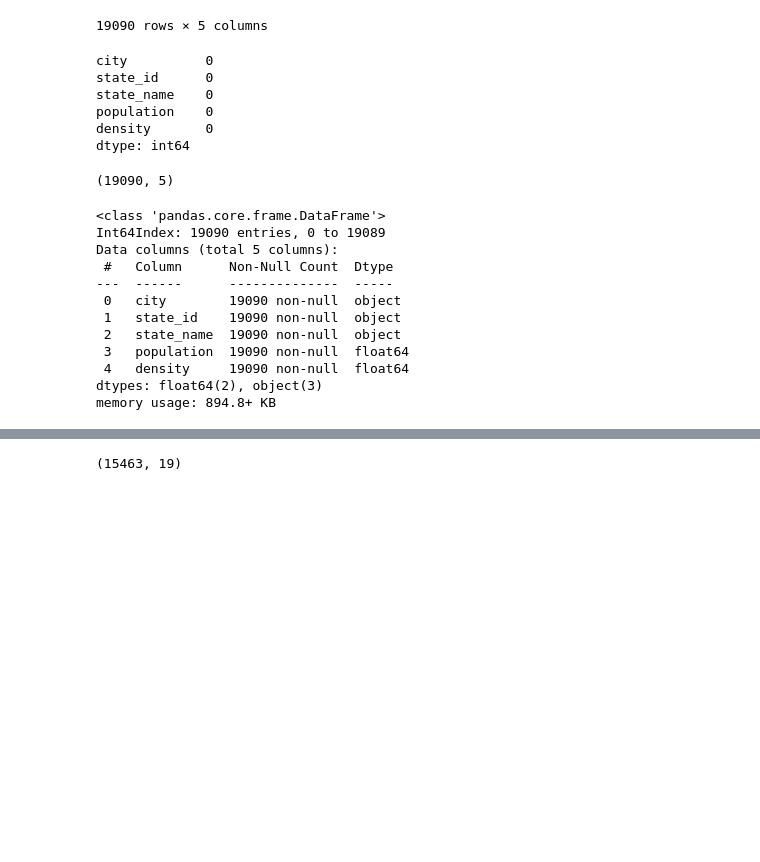
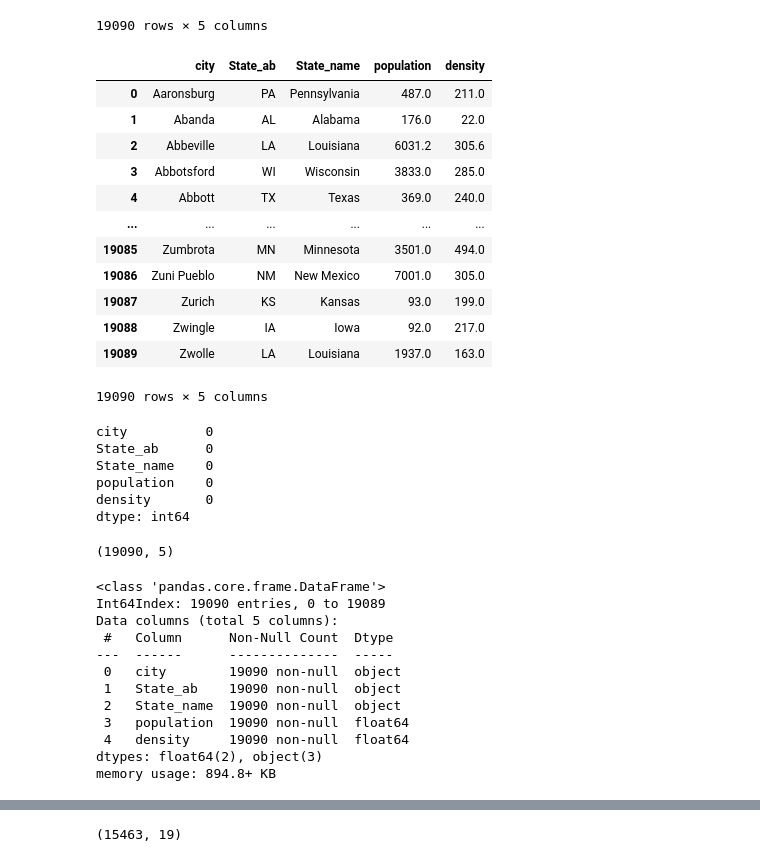
Before and after one commit to nhafer88/Mental_Health_Predictor, a Jupyter notebook: Clean data/cleaning_Updated_TT.ipynb, the cells around one changed output, grey strips where cells are left out. Cells and saved outputs as stored; diff of their text form; code cells hidden in the pictures; blank space fills up the shorter version.

```diff
--- a/Clean data/cleaning_Updated_TT.ipynb
+++ b/Clean data/cleaning_Updated_TT.ipynb
@@ -37,12 +37,29 @@ city_df
 | 19088 | Zwingle | IA | Iowa | 92.0 | 217.0 |
 | 19089 | Zwolle | LA | Louisiana | 1937.0 | 163.0 |
 19090 rows × 5 columns
+# %%
+city_new = city_df.rename(columns = {"state_id": "State_ab", "state_name": "State_name"})
+city_new
+# %% [output]
+|  | city | State_ab | State_name | population | density |
+| 0 | Aaronsburg | PA | Pennsylvania | 487.0 | 211.0 |
+| 1 | Abanda | AL | Alabama | 176.0 | 22.0 |
+| 2 | Abbeville | LA | Louisiana | 6031.2 | 305.6 |
+| 3 | Abbotsford | WI | Wisconsin | 3833.0 | 285.0 |
+| 4 | Abbott | TX | Texas | 369.0 | 240.0 |
+| ... | ... | ... | ... | ... | ... |
+| 19085 | Zumbrota | MN | Minnesota | 3501.0 | 494.0 |
+| 19086 | Zuni Pueblo | NM | New Mexico | 7001.0 | 305.0 |
+| 19087 | Zurich | KS | Kansas | 93.0 | 199.0 |
+| 19088 | Zwingle | IA | Iowa | 92.0 | 217.0 |
+| 19089 | Zwolle | LA | Louisiana | 1937.0 | 163.0 |
+19090 rows × 5 columns
 # %%
-city_df.isnull().sum()
+city_new.isnull().sum()
 # %% [output]
 city          0
-state_id      0
-state_name    0
+State_ab      0
+State_name    0
 population    0
 density       0
 dtype: int64
@@ -51,7 +68,7 @@ city_df.shape
 # %% [output]
 (19090, 5)
 # %%
-city_df.info()
+city_new.info()
 # %% [output]
 <class 'pandas.core.frame.DataFrame'>
 Int64Index: 19090 entries, 0 to 19089
@@ -59,8 +76,8 @@ Data columns (total 5 columns):
  #   Column      Non-Null Count  Dtype
 ---  ------      --------------  -----
  0   city        19090 non-null  object
- 1   state_id    19090 non-null  object
- 2   state_name  19090 non-null  object
+ 1   State_ab    19090 non-null  object
+ 2   State_name  19090 non-null  object
  3   population  19090 non-null  float64
  4   density     19090 non-null  float64
 dtypes: float64(2), object(3)
```
Also changed, not shown: parts of 3 cells of this notebook, 1 other file.
